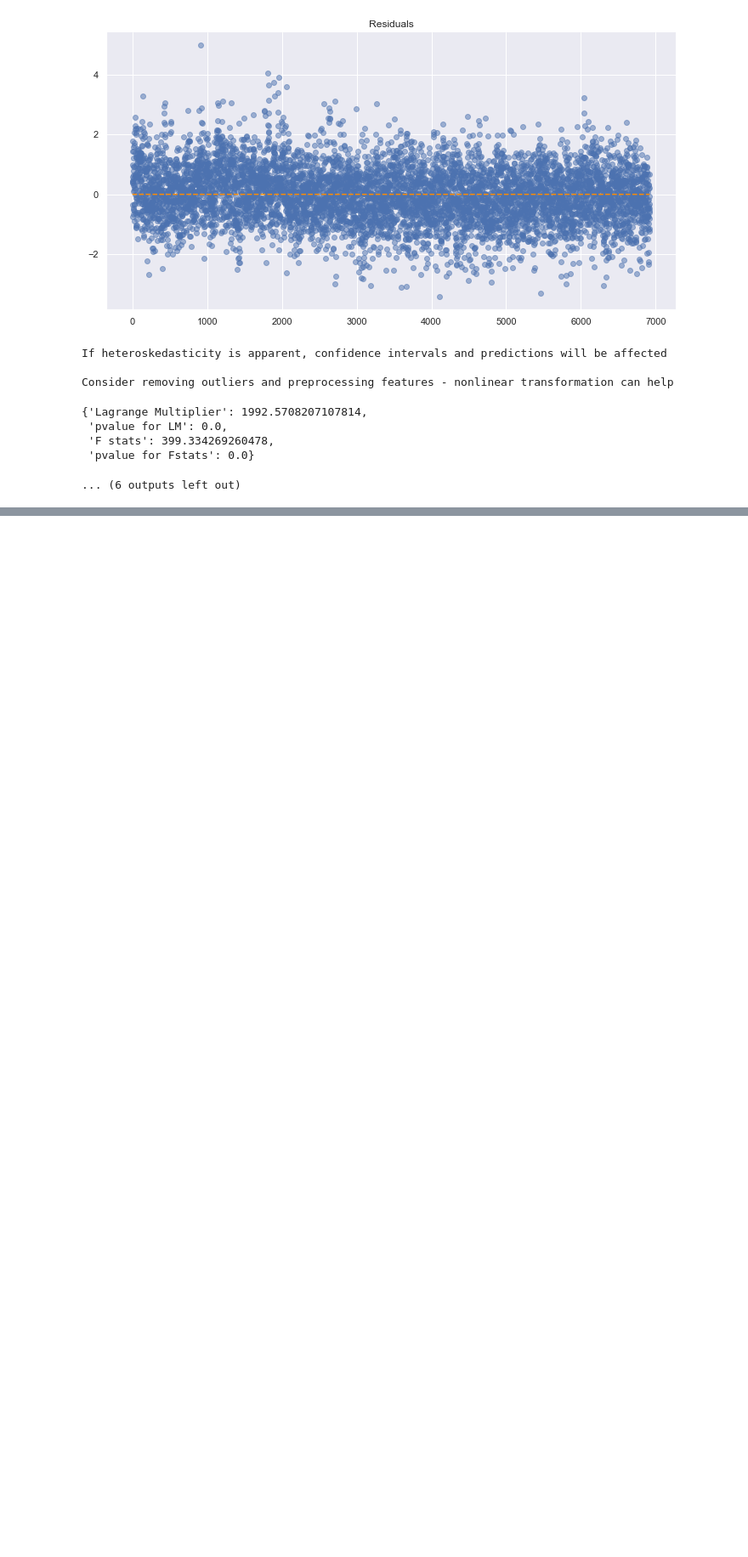
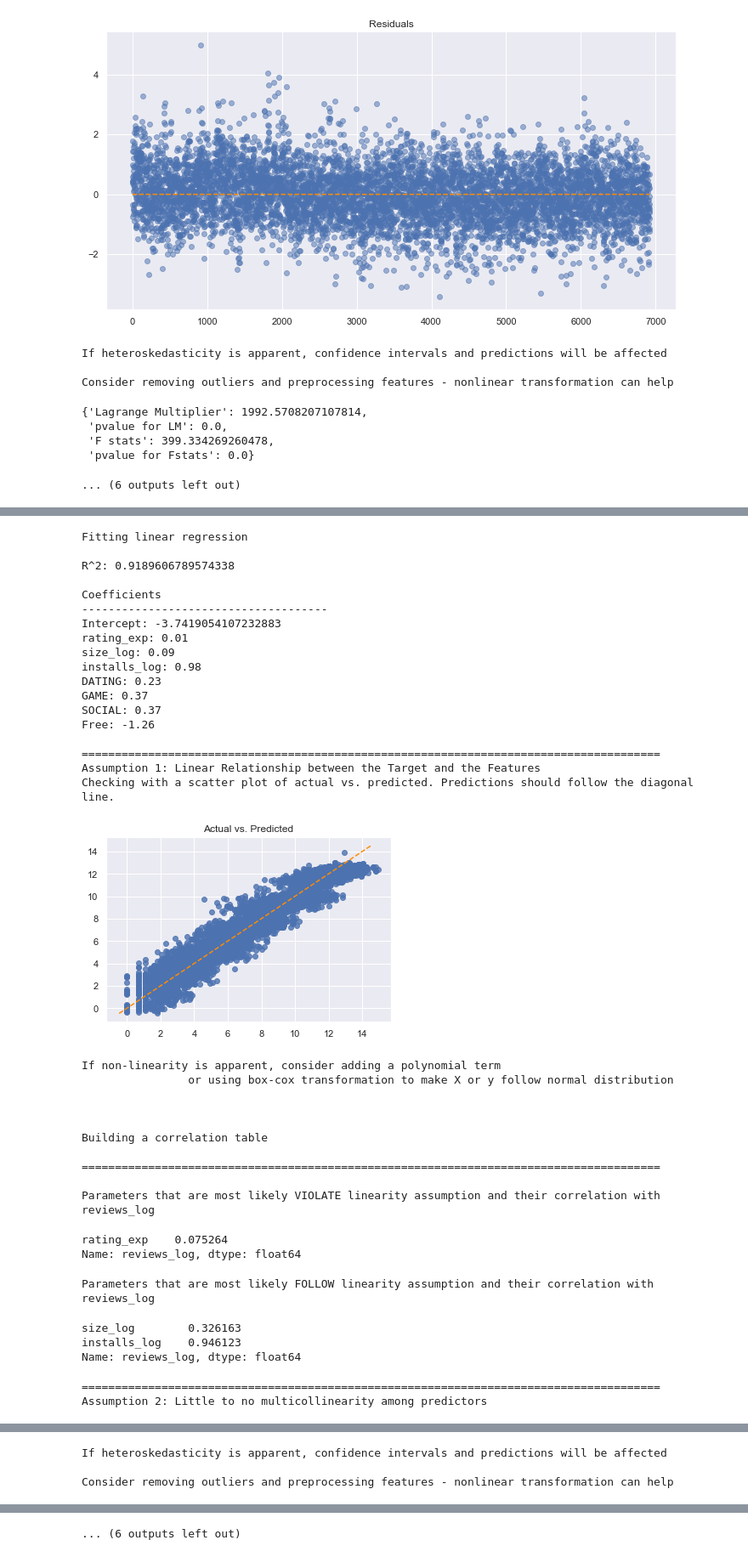
Before and after one commit to jiawei-li89/Project, a Jupyter notebook: Week5-6_Google_Player_Store.ipynb, the cells around one changed output, grey strips where cells are left out. Shown at 85% size. Drawn from its saved outputs; the diff is of its cells as text; code cells hidden in the pictures; blank space fills up the shorter version.

```diff
--- a/Week5-6_Google_Player_Store.ipynb
+++ b/Week5-6_Google_Player_Store.ipynb
@@ -1755,0 +1234,5 @@ Consider removing outliers and preprocessing features - nonlinear transformation
+# %%
+reviewmodel = install_df.drop(["Category", "Type"], axis =1)
+# %%
+X=reviewmodel.drop('reviews_log', axis=1)
+y=reviewmodel.reviews_log
@@ -1755,0 +1267,41 @@ Consider removing outliers and preprocessing features - nonlinear transformation
+# %%
+tester=atols(X.drop(['COMMUNICATION','OTHER','FAMILY'],axis=1),y)
+tester.run_all()
+# %% [output]
+Fitting linear regression
+
+R^2: 0.9189606789574338
+
+Coefficients
+-------------------------------------
+Intercept: -3.7419054107232883
+rating_exp: 0.01
+size_log: 0.09
+installs_log: 0.98
+DATING: 0.23
+GAME: 0.37
+SOCIAL: 0.37
+Free: -1.26
+
+=======================================================================================
+Assumption 1: Linear Relationship between the Target and the Features
+Checking with a scatter plot of actual vs. predicted. Predictions should follow the diagonal line.
+[figure, added]
+If non-linearity is apparent, consider adding a polynomial term
+                or using box-cox transformation to make X or y follow normal distribution
+
+
+
+Building a correlation table
+
+=======================================================================================
+
+Parameters that are most likely VIOLATE linearity assumption and their correlation with reviews_log
+rating_exp    0.075264
+Name: reviews_log, dtype: float64
+Parameters that are most likely FOLLOW linearity assumption and their correlation with reviews_log
+size_log        0.326163
+installs_log    0.946123
+Name: reviews_log, dtype: float64
+=======================================================================================
+Assumption 2: Little to no multicollinearity among predictors
@@ -1755,0 +1327,3 @@ Consider removing outliers and preprocessing features - nonlinear transformation
+If heteroskedasticity is apparent, confidence intervals and predictions will be affected
+
+Consider removing outliers and preprocessing features - nonlinear transformation can help
@@ -1755,0 +1334 @@ Consider removing outliers and preprocessing features - nonlinear transformation
+... (6 outputs left out)
```
Also changed, not shown: parts of 36 cells of this notebook.
